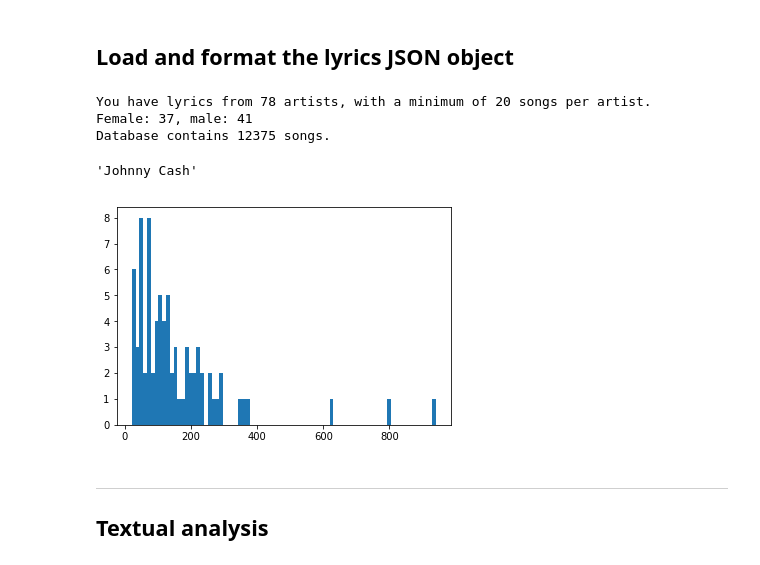
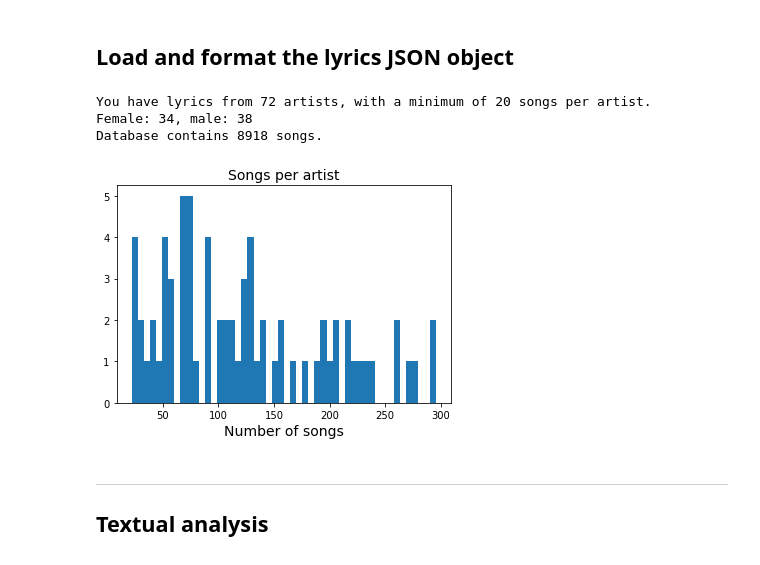
Before and after one commit to johnwmillr/trucks-and-beer, a Jupyter notebook: countryArtists.ipynb, the cells around one changed output. Drawn from its saved outputs; the diff is of its cells as text; code cells hidden in the pictures.

```diff
--- a/countryArtists.ipynb
+++ b/countryArtists.ipynb
@@ -26,7 +26,8 @@ artists = list(filter(lambda a:a!={}, artists)) # Deal with empty entries (scrap
 def filterBySongCount(artists, min_count=10):
     for artist in artists:
         if artist != {}:
-            if len(artist['songs']) >= min_count: yield artist
+            num_songs = len(artist['songs'])
+            if (num_songs >= min_count) and (num_songs < 300): yield artist
 
 min_songs = 20
 artists = list(filterBySongCount(artists, min_songs))
@@ -36,16 +37,17 @@ print("You have lyrics from {} artists, with a minimum of {} songs per artist.\n
 
 # Add all song lyrics to a single list
 all_songs = []
-for artist in artists:
+for artist, gender in zip(artists, labels_gender):
     for song in artist['songs']:
-        song['artist'] = artist['artist'] # I forgot to scrape this into the song... :(
+        song['gender'] = gender
         all_songs.append(song)
+
 song_count = len(all_songs)
 print("Database contains {} songs.".format(song_count))
 
 # Store all lyrics in a single string
 all_lyrics = " ".join([song['lyrics'] for song in all_songs])
 # %% [output]
-You have lyrics from 78 artists, with a minimum of 20 songs per artist.
-Female: 37, male: 41
-Database contains 12375 songs.
+You have lyrics from 72 artists, with a minimum of 20 songs per artist.
+Female: 34, male: 38
+Database contains 8918 songs.
@@ -54,12 +54,12 @@ songs_per_artist = np.array([len(a['songs']) for a in artists])
-# %%
-artists[np.argmax(songs_per_artist)]['artist']
-# %% [output]
-'Johnny Cash'
-# %%
-plt.hist(songs_per_artist,80)
-plt.show()
-# %% [output]
-[figure, removed]
+# %%
+# How many songs do we typically have for each artist?
+songs_per_artist = np.array([len(a['songs']) for a in artists])
+plt.hist(songs_per_artist,50)
+plt.xlabel("Number of songs", fontsize=14)
+plt.title("Songs per artist", fontsize=14)
+plt.show()
+# %% [output]
+[figure, added]
 # %% [markdown]
 ---
 ## Textual analysis
```
Also changed, not shown: parts of 20 cells of this notebook.
